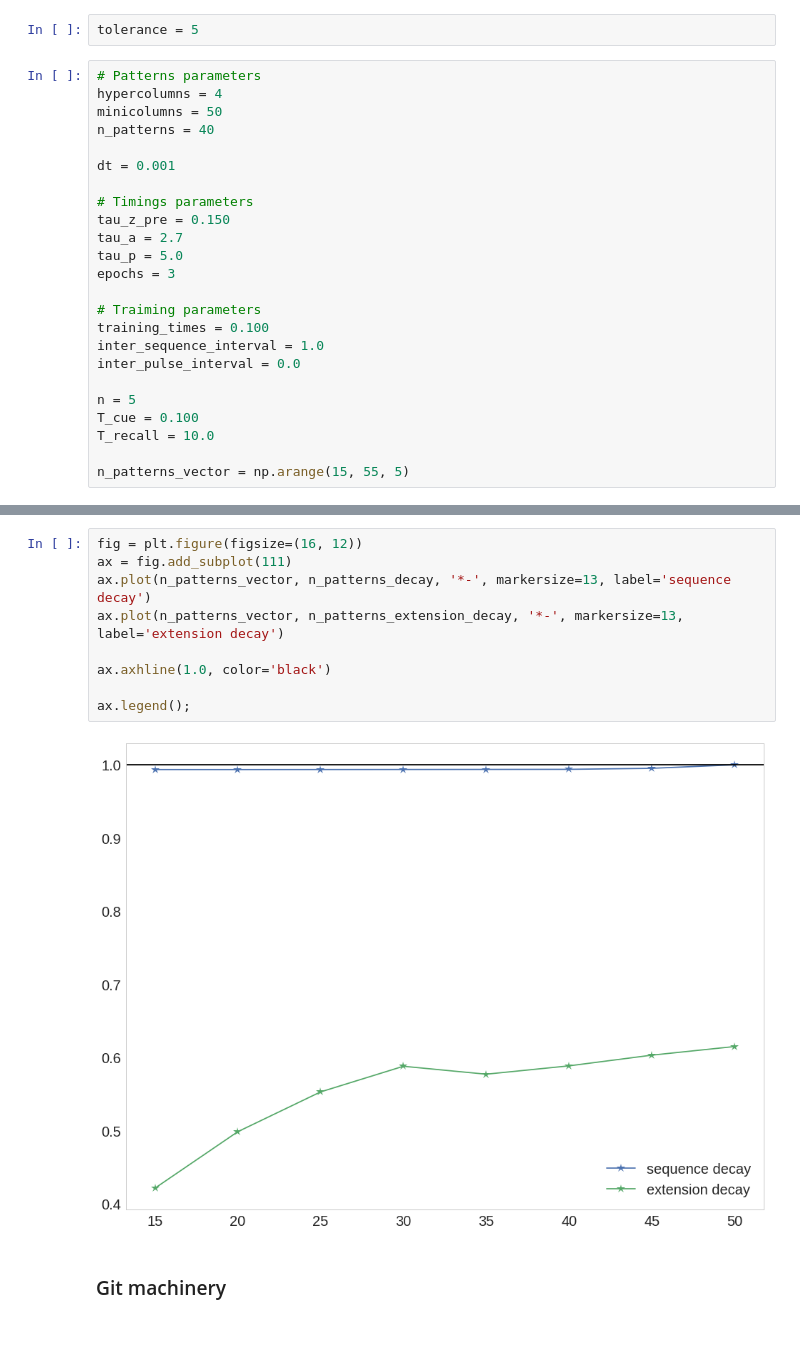
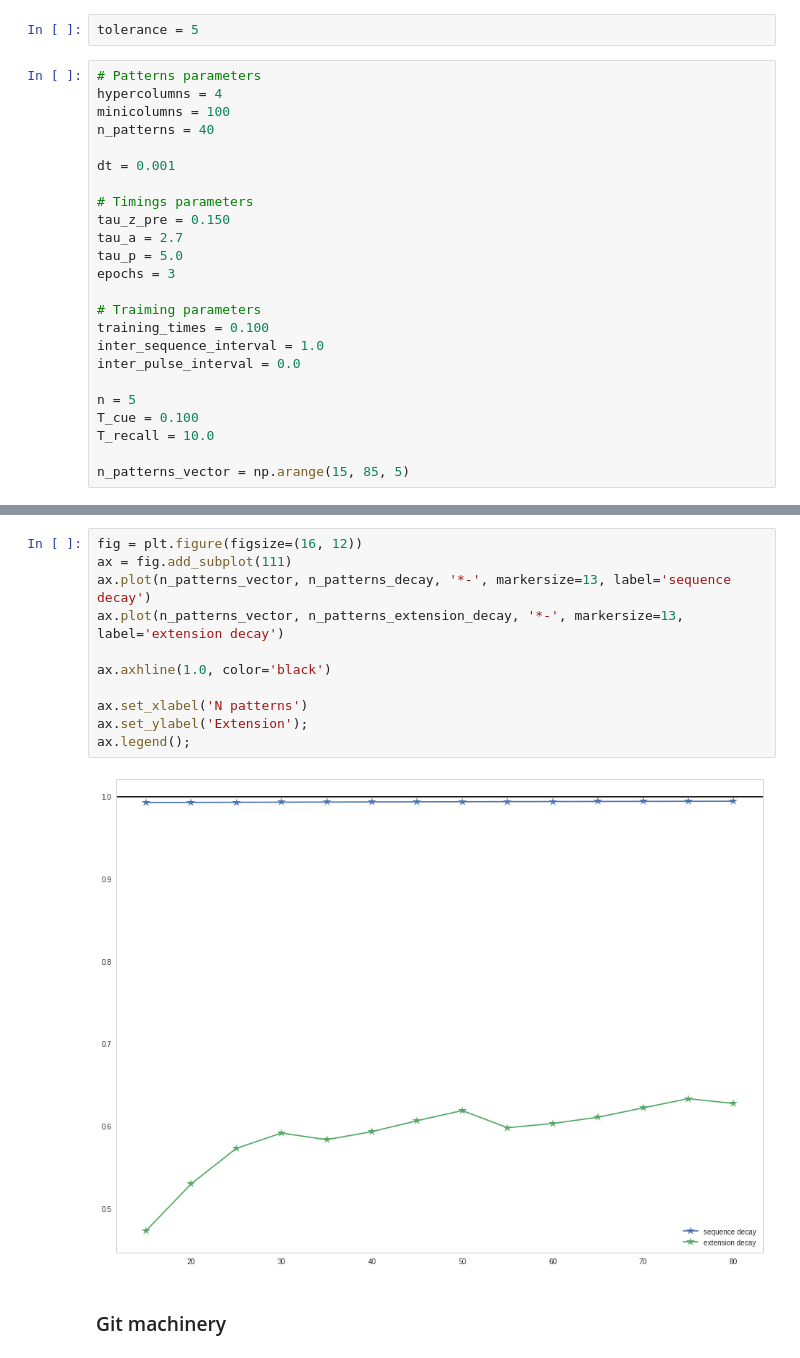
Before and after one commit to h-mayorquin/attractor_sequences, a Jupyter notebook: notebooks/2017-06-04(Study of connectivity matrix I).ipynb, the cells around one changed output, grey strips where cells are left out. Drawn from its saved outputs; the diff is of its cells as text.

```diff
--- a/notebooks/2017-06-04(Study of connectivity matrix I).ipynb
+++ b/notebooks/2017-06-04(Study of connectivity matrix I).ipynb
@@ -861,7 +971,7 @@ tolerance = 5
 # %%
 # Patterns parameters
 hypercolumns = 4
-minicolumns = 50
+minicolumns = 100
 n_patterns = 40
 
 dt = 0.001
@@ -881,7 +991,7 @@ n = 5
 T_cue = 0.100
 T_recall = 10.0
 
-n_patterns_vector = np.arange(15, 55, 5)
+n_patterns_vector = np.arange(15, 85, 5)
 # %%
 n_patterns_intensity = []
 n_patterns_decay = []
@@ -943,14 +1063,16 @@ ax.set_ylabel('Extension');
 # %%
 fig = plt.figure(figsize=(16, 12))
 ax = fig.add_subplot(111)
 ax.plot(n_patterns_vector, n_patterns_decay, '*-', markersize=13, label='sequence decay')
 ax.plot(n_patterns_vector, n_patterns_extension_decay, '*-', markersize=13, label='extension decay')
 
 ax.axhline(1.0, color='black')
 
+ax.set_xlabel('N patterns')
+ax.set_ylabel('Extension');
 ax.legend();
 # %% [output]
-[figure, old version]
+[figure, new version]
 # %% [markdown]
 ### Git machinery
 # %%
```
Also changed, not shown: parts of 49 cells of this notebook, 2 other files.
